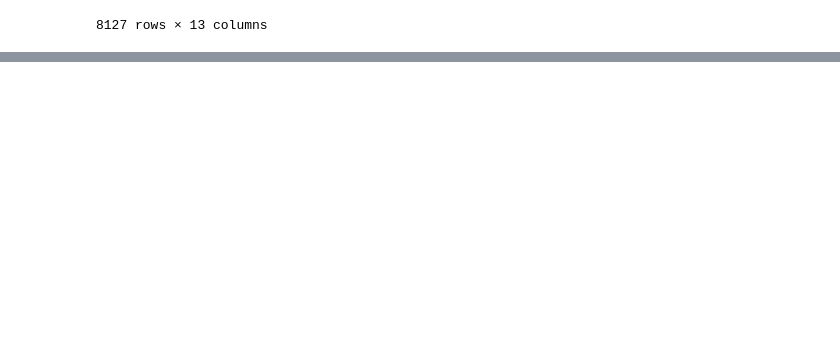
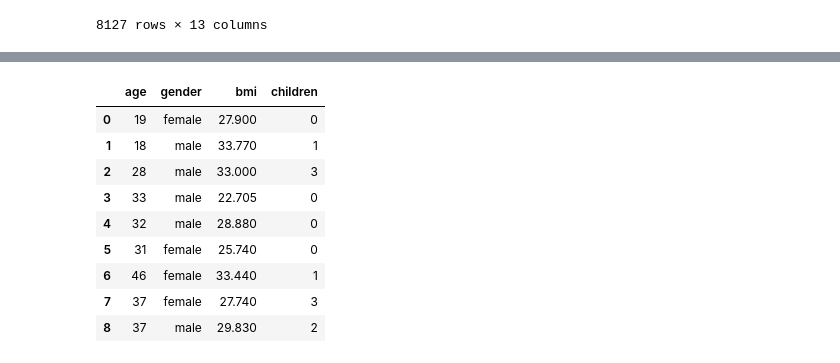
Before and after one commit to basavbamrah/training-sem-7, a Jupyter notebook: basics_4_pd.ipynb, the cells around one changed output, grey strips where cells are left out. Saved outputs shown, nothing was run; the diff lists cells and outputs as text; code cells hidden in the pictures; blank space fills up the shorter version.

```diff
--- a/basics_4_pd.ipynb
+++ b/basics_4_pd.ipynb
@@ -1572,0 +1627,13 @@ df
+# %%
+df.iloc[0:9,0:4]
+# %% [output]
+|  | age | gender | bmi | children |
+| 0 | 19 | female | 27.900 | 0 |
+| 1 | 18 | male | 33.770 | 1 |
+| 2 | 28 | male | 33.000 | 3 |
+| 3 | 33 | male | 22.705 | 0 |
+| 4 | 32 | male | 28.880 | 0 |
+| 5 | 31 | female | 25.740 | 0 |
+| 6 | 46 | female | 33.440 | 1 |
+| 7 | 37 | female | 27.740 | 3 |
+| 8 | 37 | male | 29.830 | 2 |
```
Also changed, not shown: parts of 7 cells of this notebook.
